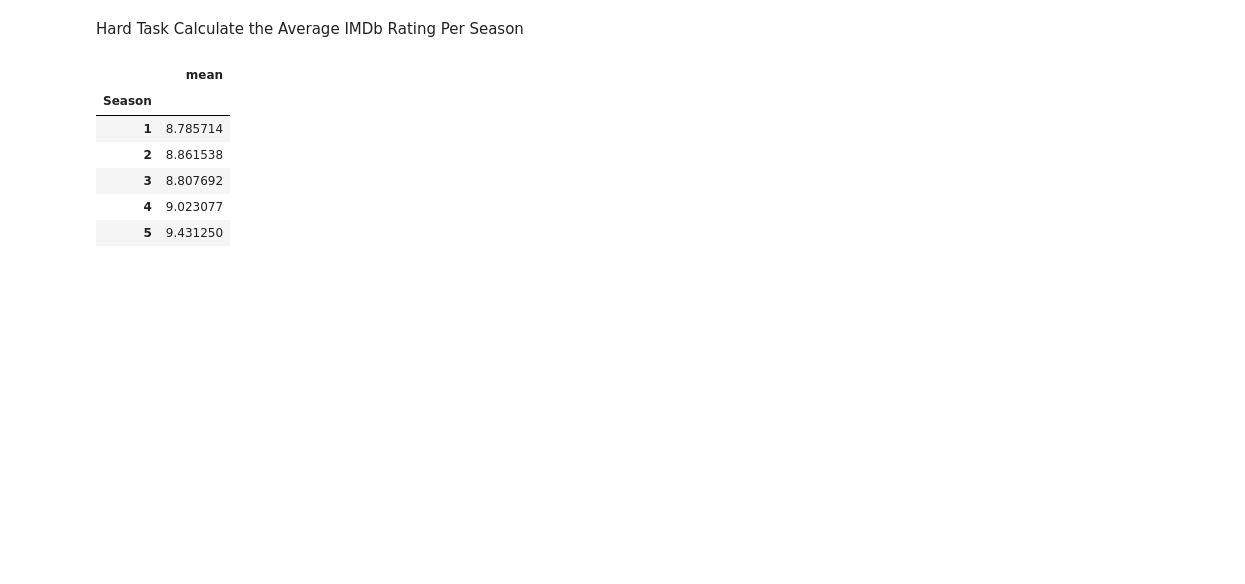
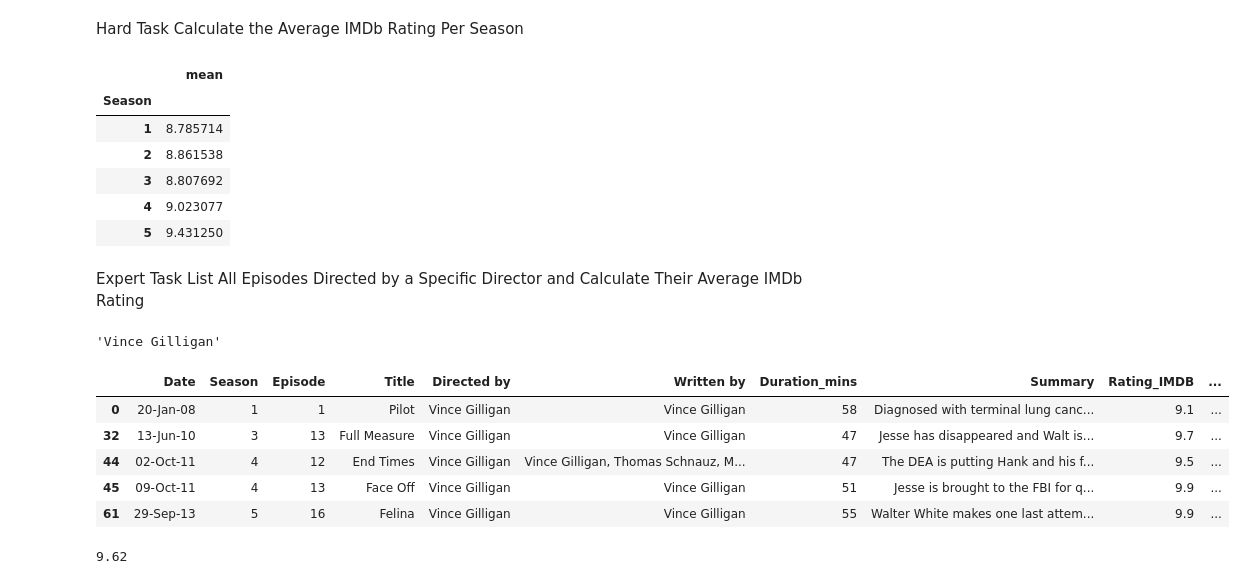
Before and after one commit to Ferref/breaking_bad_analysis, a Jupyter notebook: breaking_bad_analysis.ipynb, the cells around one changed output. Drawn from its saved outputs; the diff is of its cells as text; code cells hidden in the pictures; blank space fills up the shorter version.

Commit message:
task5

```diff
--- a/breaking_bad_analysis.ipynb
+++ b/breaking_bad_analysis.ipynb
@@ -156,3 +157,26 @@ season_ratings['Rating_IMDB']
 | 3 | 8.807692 |
 | 4 | 9.023077 |
 | 5 | 9.431250 |
+# %% [markdown]
+Expert Task
+List All Episodes Directed by a Specific Director and Calculate Their Average IMDb Rating
+# %%
+specific_director = directors[0]
+specific_director
+# %% [output]
+'Vince Gilligan'
+# %%
+made_by_director = data[data['Directed by'] == specific_director]
+made_by_director
+# %% [output]
+|  | Date | Season | Episode | Title | Directed by | Written by | Duration_mins | Summary | Rating_IMDB | ... |
+| 0 | 20-Jan-08 | 1 | 1 | Pilot | Vince Gilligan | Vince Gilligan | 58 | Diagnosed with terminal lung canc... | 9.1 | ... |
+| 32 | 13-Jun-10 | 3 | 13 | Full Measure | Vince Gilligan | Vince Gilligan | 47 | Jesse has disappeared and Walt is... | 9.7 | ... |
+| 44 | 02-Oct-11 | 4 | 12 | End Times | Vince Gilligan | Vince Gilligan, Thomas Schnauz, M... | 47 | The DEA is putting Hank and his f... | 9.5 | ... |
+| 45 | 09-Oct-11 | 4 | 13 | Face Off | Vince Gilligan | Vince Gilligan | 51 | Jesse is brought to the FBI for q... | 9.9 | ... |
+| 61 | 29-Sep-13 | 5 | 16 | Felina | Vince Gilligan | Vince Gilligan | 55 | Walter White makes one last attem... | 9.9 | ... |
+# %%
+made_by_director_rating = made_by_director['Rating_IMDB'].mean()
+made_by_director_rating
+# %% [output]
+9.62
```
Also changed, not shown: parts of 6 cells of this notebook.
